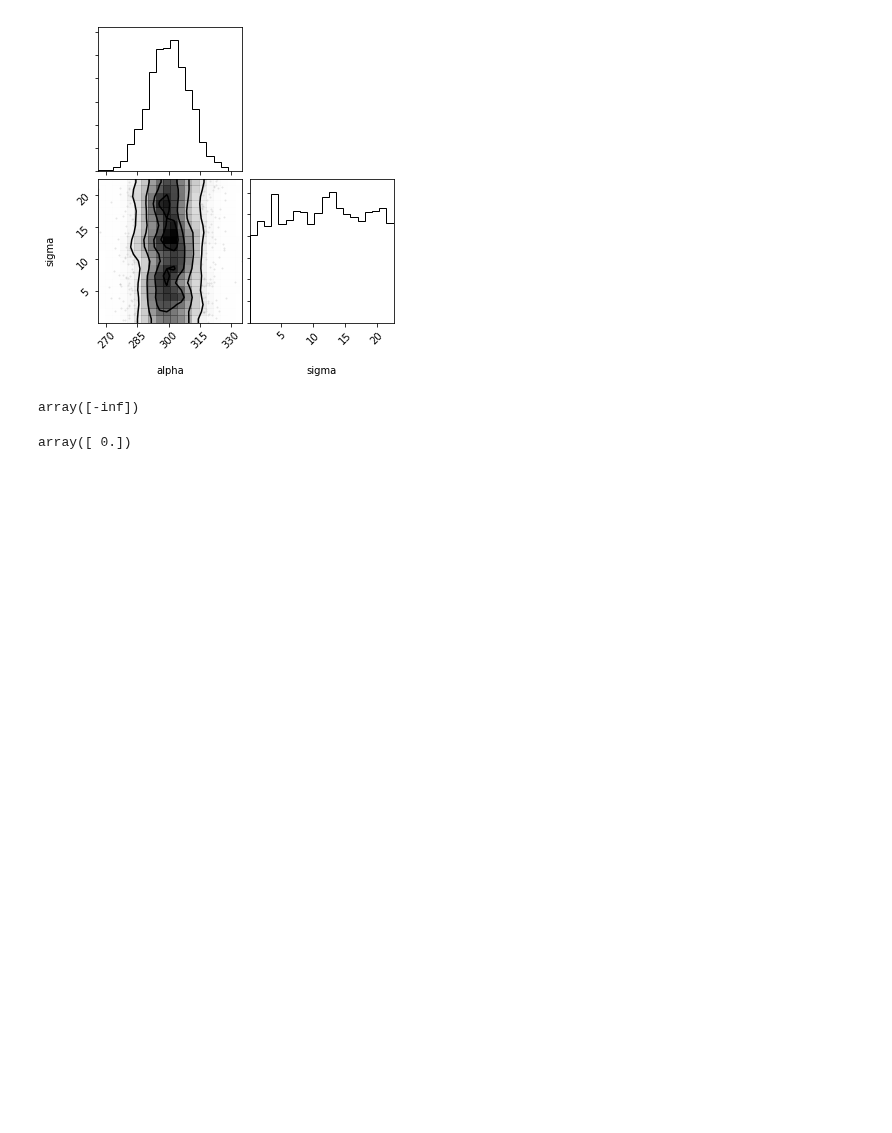
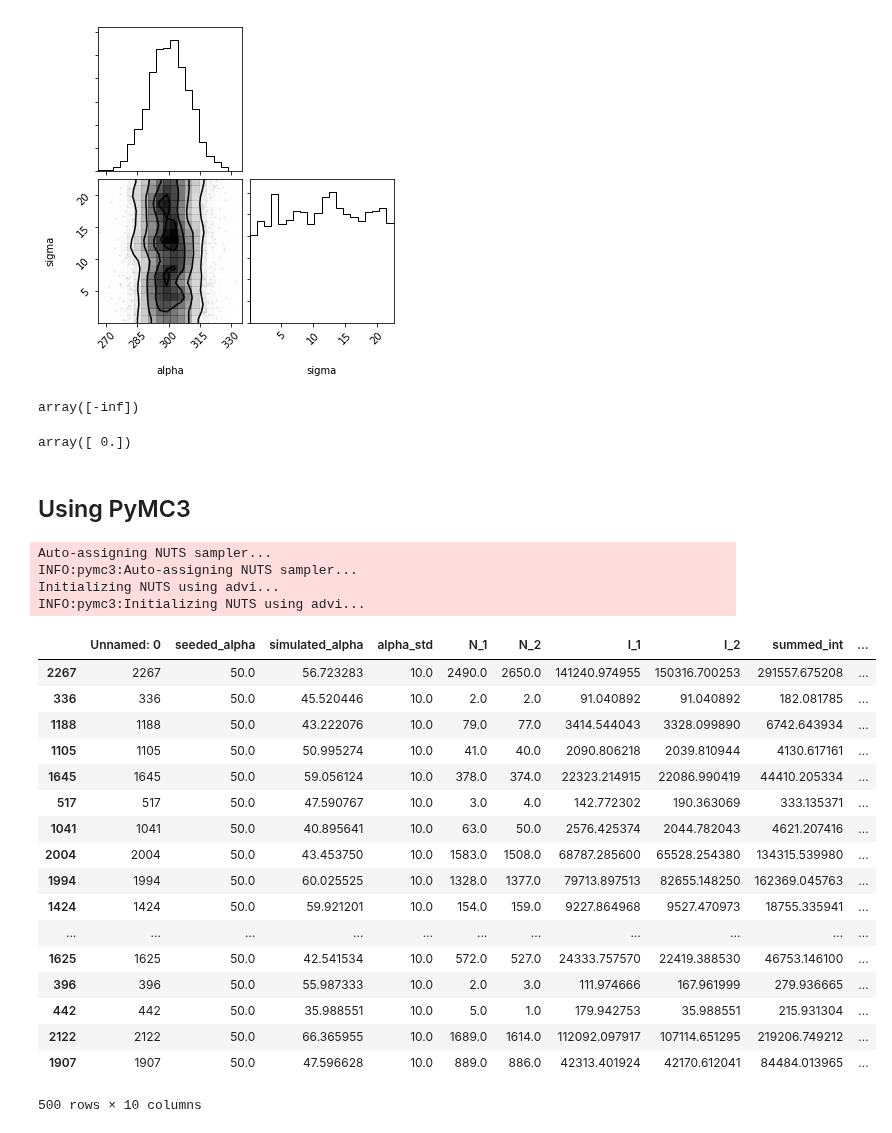
Before and after one commit to RPGroup-PBoC/mwc_growth, a Jupyter notebook: code/sandbox/bayesian_regression_calibration_factor.ipynb, the cells around one changed output. Saved outputs shown, nothing was run; the diff lists cells and outputs as text; code cells hidden in the pictures; blank space fills up the shorter version.

```diff
--- a/code/sandbox/bayesian_regression_calibration_factor.ipynb
+++ b/code/sandbox/bayesian_regression_calibration_factor.ipynb
@@ -355,3 +432,53 @@ array([-inf])
 np.unique(np.exp(sampler.flatlnprobability))
 # %% [output]
 array([ 0.])
+# %% [markdown]
+## Using PyMC3
+# %%
+model = pm.Model()
+size = len(sim_data)
+bit_depth = 2**16 - 1
+with model:
+    # Define the priors
+    alpha = pm.Uniform('alpha', lower=0, upper=bit_depth, testval=50)
+    I_tot = (sim_data['I_1'] + sim_data['I_2']).values
+    N_tot = pm.Uniform('n_tot', lower=0, upper=1E5, testval=400)
+    n = pm.Uniform('n', lower=0, upper=N_tot, testval=200)
+    bino_like = pm.Binomial.dist(N_tot, 0.5, shape=size)
+    student_1 = pm.StudentT.dist(1, mu=alpha * n, shape=size)
+    student_2 = pm.StudentT.dist(1, mu=alpha * (N_tot - n), shape=size)
+
+    f = pm.Dirichlet('f', a=np.ones(3))
+    obs = sim_data.loc[:, ['I_1', 'I_2', '']].values
+#     obs = np.meshgrid([sim_data['I_1'].values, sim_data['I_2'].values, n])
+    mix = pm.Mixture('likelihood', f, [student_1, student_2, bino_like], observed=obs)
+
+
+
+    trace =pm.sample(500, tune=100, njobs=None)
+# %% [output]
+Auto-assigning NUTS sampler...
+INFO:pymc3:Auto-assigning NUTS sampler...
+Initializing NUTS using advi...
+INFO:pymc3:Initializing NUTS using advi...
+# %%
+sim_data
+# %% [output]
+|  | Unnamed: 0 | seeded_alpha | simulated_alpha | alpha_std | N_1 | N_2 | I_1 | I_2 | summed_int | ... |
+| 2267 | 2267 | 50.0 | 56.723283 | 10.0 | 2490.0 | 2650.0 | 141240.974955 | 150316.700253 | 291557.675208 | ... |
+| 336 | 336 | 50.0 | 45.520446 | 10.0 | 2.0 | 2.0 | 91.040892 | 91.040892 | 182.081785 | ... |
+| 1188 | 1188 | 50.0 | 43.222076 | 10.0 | 79.0 | 77.0 | 3414.544043 | 3328.099890 | 6742.643934 | ... |
+| 1105 | 1105 | 50.0 | 50.995274 | 10.0 | 41.0 | 40.0 | 2090.806218 | 2039.810944 | 4130.617161 | ... |
+| 1645 | 1645 | 50.0 | 59.056124 | 10.0 | 378.0 | 374.0 | 22323.214915 | 22086.990419 | 44410.205334 | ... |
+| 517 | 517 | 50.0 | 47.590767 | 10.0 | 3.0 | 4.0 | 142.772302 | 190.363069 | 333.135371 | ... |
+| 1041 | 1041 | 50.0 | 40.895641 | 10.0 | 63.0 | 50.0 | 2576.425374 | 2044.782043 | 4621.207416 | ... |
+| 2004 | 2004 | 50.0 | 43.453750 | 10.0 | 1583.0 | 1508.0 | 68787.285600 | 65528.254380 | 134315.539980 | ... |
+| 1994 | 1994 | 50.0 | 60.025525 | 10.0 | 1328.0 | 1377.0 | 79713.897513 | 82655.148250 | 162369.045763 | ... |
+| 1424 | 1424 | 50.0 | 59.921201 | 10.0 | 154.0 | 159.0 | 9227.864968 | 9527.470973 | 18755.335941 | ... |
+| ... | ... | ... | ... | ... | ... | ... | ... | ... | ... | ... |
+| 1625 | 1625 | 50.0 | 42.541534 | 10.0 | 572.0 | 527.0 | 24333.757570 | 22419.388530 | 46753.146100 | ... |
+| 396 | 396 | 50.0 | 55.987333 | 10.0 | 2.0 | 3.0 | 111.974666 | 167.961999 | 279.936665 | ... |
+| 442 | 442 | 50.0 | 35.988551 | 10.0 | 5.0 | 1.0 | 179.942753 | 35.988551 | 215.931304 | ... |
+| 2122 | 2122 | 50.0 | 66.365955 | 10.0 | 1689.0 | 1614.0 | 112092.097917 | 107114.651295 | 219206.749212 | ... |
+| 1907 | 1907 | 50.0 | 47.596628 | 10.0 | 889.0 | 886.0 | 42313.401924 | 42170.612041 | 84484.013965 | ... |
+500 rows × 10 columns
```
Also changed, not shown: parts of 12 cells of this notebook, 2 other files.
